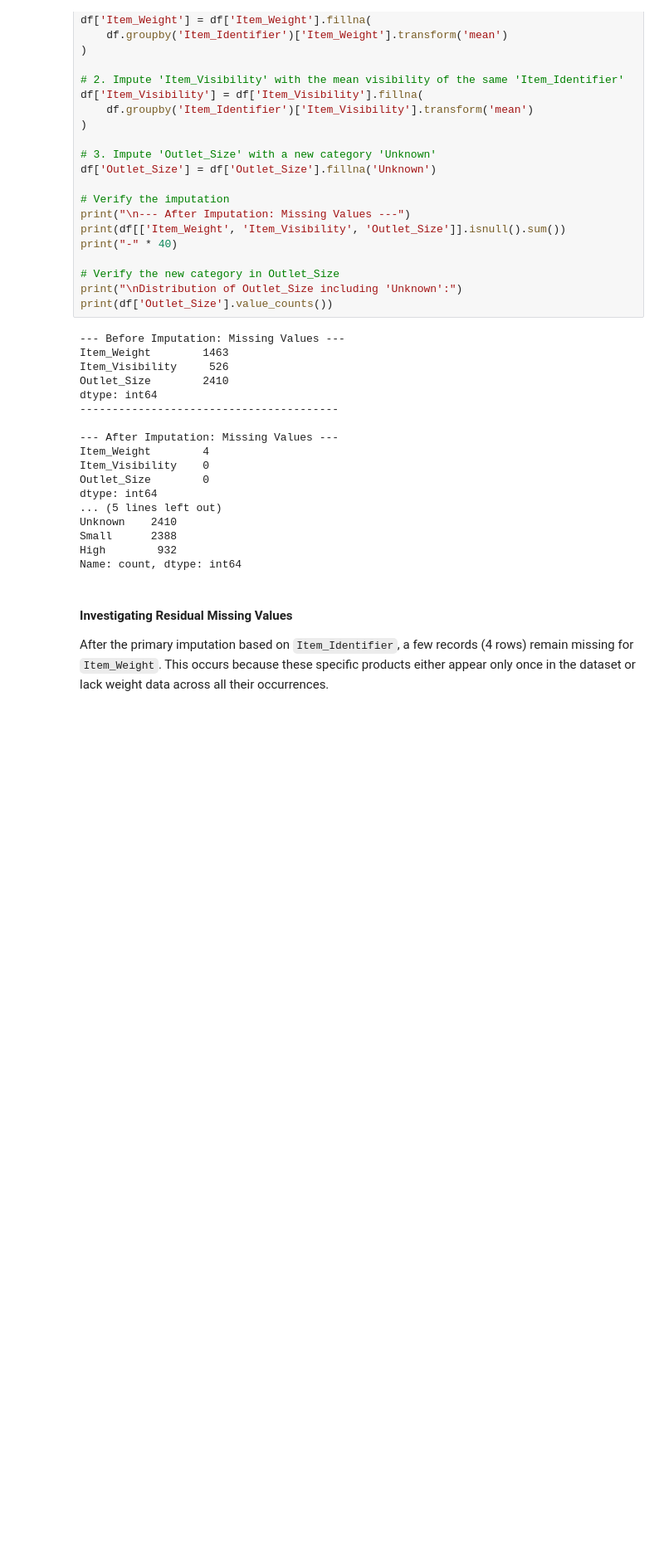
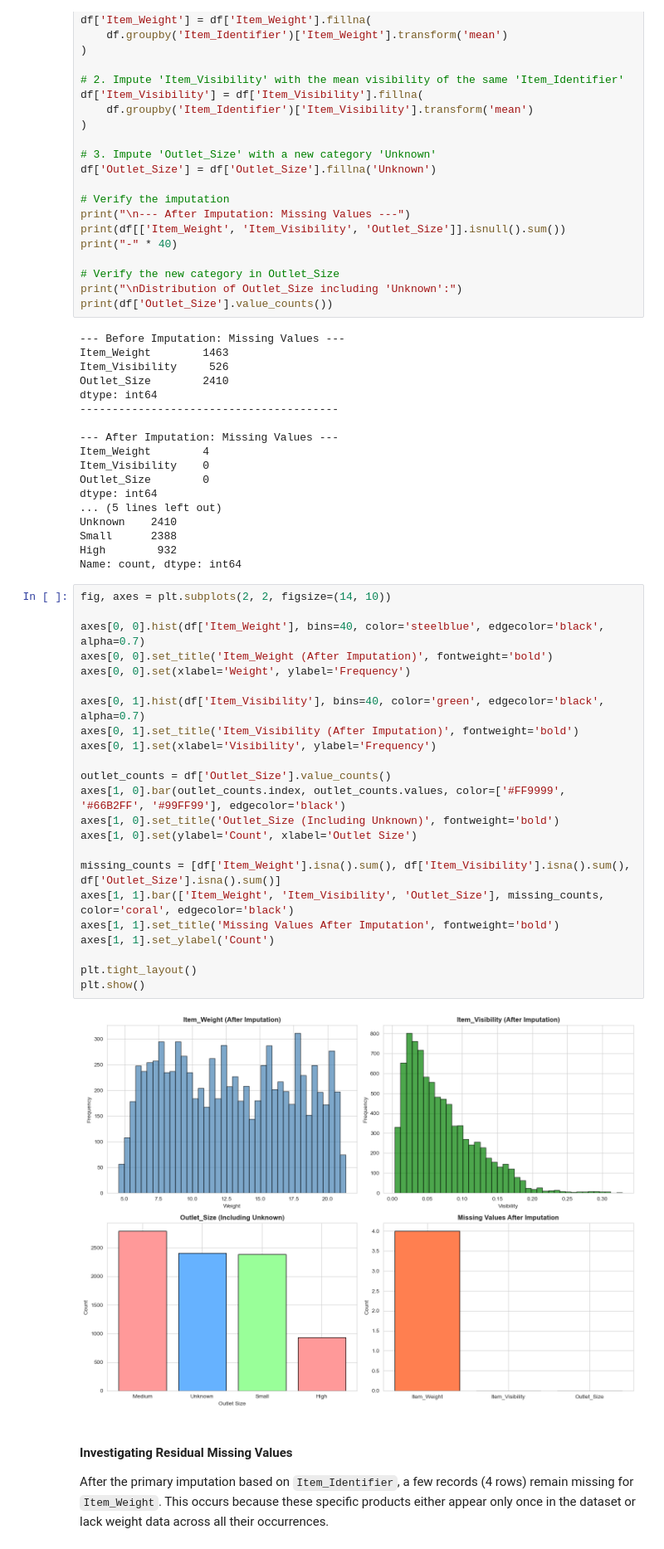
Before and after one commit to baobean/CSC14005-Lab2, a Jupyter notebook: Data_Preparation/data_preparation.ipynb, the cells around one changed output. Shown at 83% size. Cells and saved outputs as stored; diff of their text form; blank space fills up the shorter version.

```diff
--- a/Data_Preparation/data_preparation.ipynb
+++ b/Data_Preparation/data_preparation.ipynb
@@ -180,6 +236,31 @@ Unknown    2410
 Small      2388
 High        932
 Name: count, dtype: int64
+# %%
+fig, axes = plt.subplots(2, 2, figsize=(14, 10))
+
+axes[0, 0].hist(df['Item_Weight'], bins=40, color='steelblue', edgecolor='black', alpha=0.7)
+axes[0, 0].set_title('Item_Weight (After Imputation)', fontweight='bold')
+axes[0, 0].set(xlabel='Weight', ylabel='Frequency')
+
+axes[0, 1].hist(df['Item_Visibility'], bins=40, color='green', edgecolor='black', alpha=0.7)
+axes[0, 1].set_title('Item_Visibility (After Imputation)', fontweight='bold')
+axes[0, 1].set(xlabel='Visibility', ylabel='Frequency')
+
+outlet_counts = df['Outlet_Size'].value_counts()
+axes[1, 0].bar(outlet_counts.index, outlet_counts.values, color=['#FF9999', '#66B2FF', '#99FF99'], edgecolor='black')
+axes[1, 0].set_title('Outlet_Size (Including Unknown)', fontweight='bold')
+axes[1, 0].set(ylabel='Count', xlabel='Outlet Size')
+
+missing_counts = [df['Item_Weight'].isna().sum(), df['Item_Visibility'].isna().sum(), df['Outlet_Size'].isna().sum()]
+axes[1, 1].bar(['Item_Weight', 'Item_Visibility', 'Outlet_Size'], missing_counts, color='coral', edgecolor='black')
+axes[1, 1].set_title('Missing Values After Imputation', fontweight='bold')
+axes[1, 1].set_ylabel('Count')
+
+plt.tight_layout()
+plt.show()
+# %% [output]
+[figure, added]
 # %% [markdown]
 #### Investigating Residual Missing Values
 After the primary imputation based on `Item_Identifier`, a few records (4 rows) remain missing for `Item_Weight`. This occurs because these specific products either appear only once in the dataset or lack weight data across all their occurrences.
```
Also changed, not shown: parts of 21 cells of this notebook.
